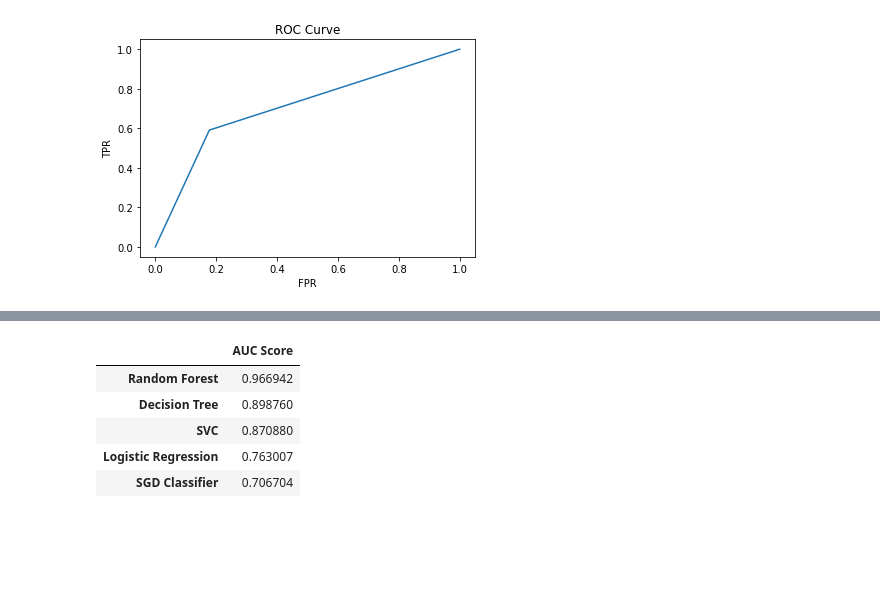
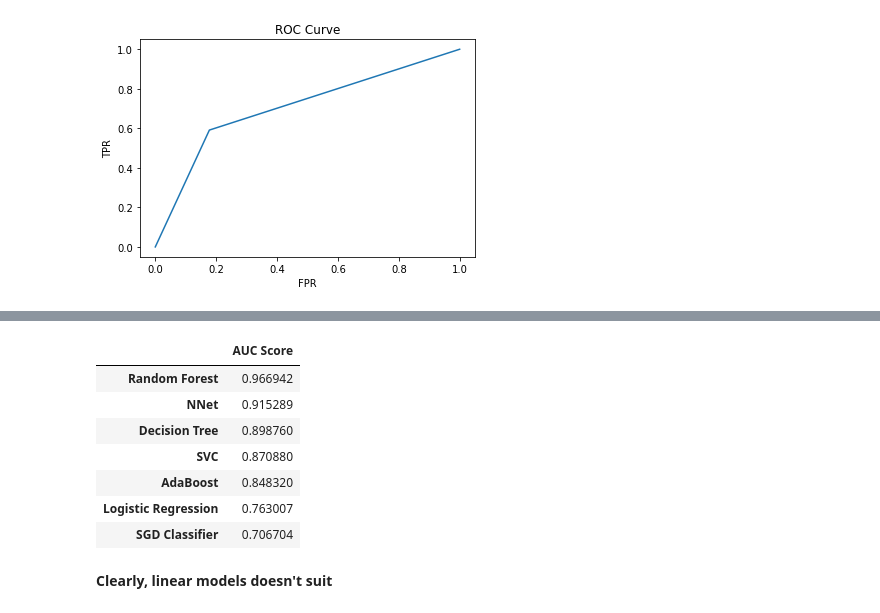
Before and after one commit to falcolf/Employee_Attrition, a Jupyter notebook: Model_Building.ipynb, the cells around one changed output, grey strips where cells are left out. Saved outputs shown, nothing was run; the diff lists cells and outputs as text; code cells hidden in the pictures; blank space fills up the shorter version.

Commit message:
Updated Model Building

```diff
--- a/Model_Building.ipynb
+++ b/Model_Building.ipynb
@@ -165,3 +165,5 @@ False Possitives :      43
 False Negatives  :      101
 AUC Score : 0.7067035834978419
 [figure]
+# %%
+scores['AdaBoost'] = check_model_perf(AdaBoostClassifier(n_estimators=200), X_train, y_train, X_test, y_test)
@@ -167,0 +179,2 @@ AUC Score : 0.7067035834978419
+# %%
+scores['NNet'] = check_model_perf(MLPClassifier(hidden_layer_sizes=(15,10),max_iter=600), X_train, y_train, X_test, y_test)
@@ -168,9 +190,13 @@ AUC Score : 0.7067035834978419
 # %%
-pd.DataFrame.from_dict(scores, orient='index', columns=['AUC Score'])
+pd.DataFrame.from_dict(scores, orient='index', columns=['AUC Score']).sort_values(by=['AUC Score'], ascending=False)
 # %% [output]
 |  | AUC Score |
 | Random Forest | 0.966942 |
+| NNet | 0.915289 |
 | Decision Tree | 0.898760 |
 | SVC | 0.870880 |
+| AdaBoost | 0.848320 |
 | Logistic Regression | 0.763007 |
 | SGD Classifier | 0.706704 |
+# %% [markdown]
+**Clearly, linear models doesn't suit**
```
Also changed, not shown: parts of 26 cells of this notebook, 1 other file.
